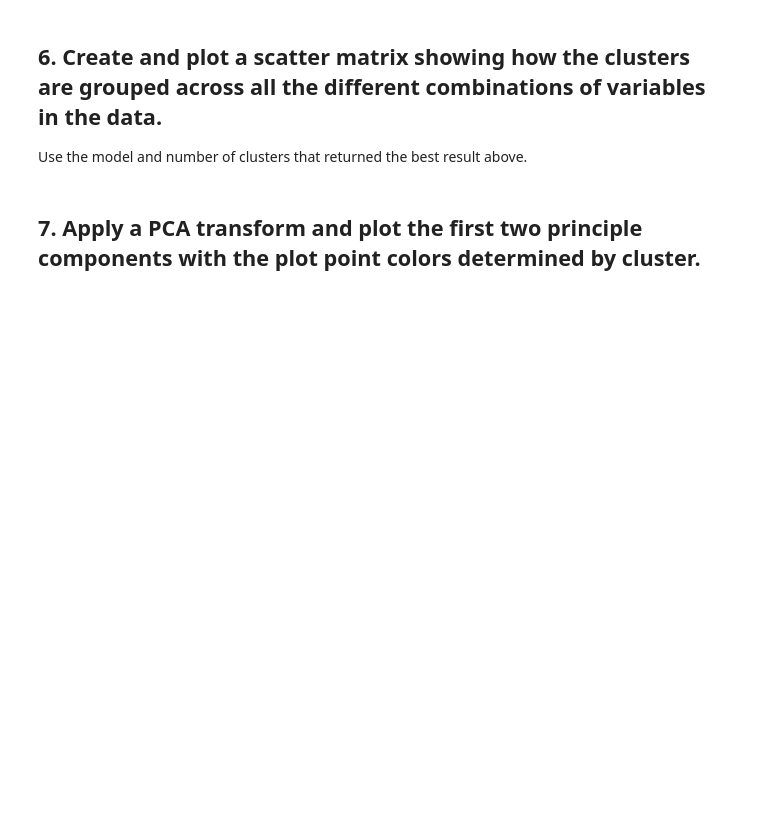
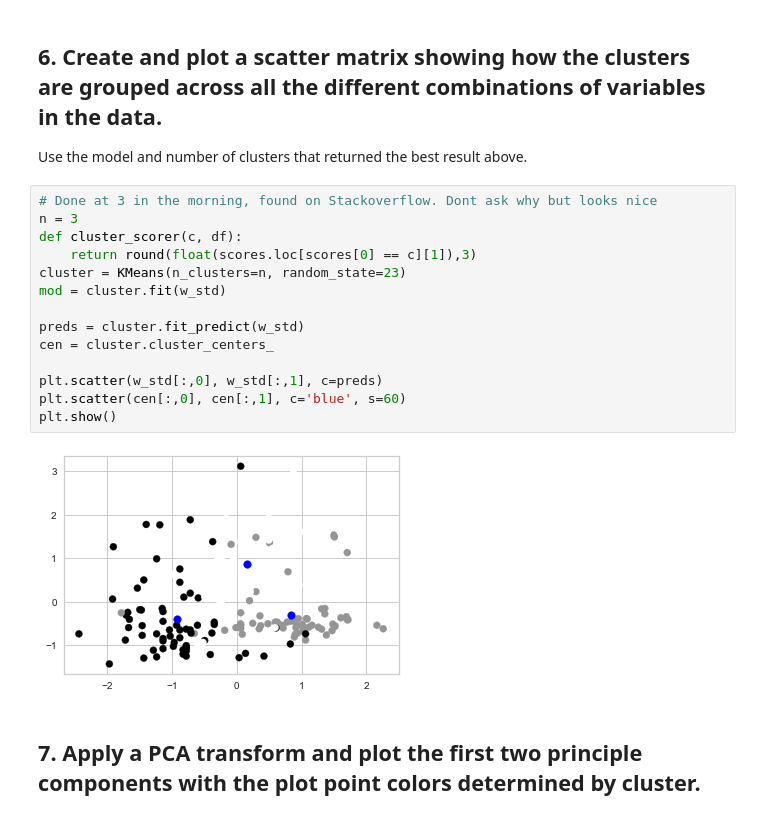
Before and after one commit to ta-data-lis/lab-learning-evaluation, a Jupyter notebook: your-code/main.ipynb, the cells around one changed output. Saved outputs shown, nothing was run; the diff lists cells and outputs as text; blank space fills up the shorter version.

```diff
--- a/your-code/main.ipynb
+++ b/your-code/main.ipynb
@@ -33,5 +140,21 @@ The Yellowbrick library has 3 metrics that you can plot using the `metric` param
 ## 6. Create and plot a scatter matrix showing how the clusters are grouped across all the different combinations of variables in the data.
 
 Use the model and number of clusters that returned the best result above.
+# %%
+# Done at 3 in the morning, found on Stackoverflow. Dont ask why but looks nice
+n = 3
+def cluster_scorer(c, df):
+    return round(float(scores.loc[scores[0] == c][1]),3)
+cluster = KMeans(n_clusters=n, random_state=23)
+mod = cluster.fit(w_std)
+
+preds = cluster.fit_predict(w_std)
+cen = cluster.cluster_centers_
+
+plt.scatter(w_std[:,0], w_std[:,1], c=preds)
+plt.scatter(cen[:,0], cen[:,1], c='blue', s=60)
+plt.show()
+# %% [output]
+[figure, added]
 # %% [markdown]
 ## 7. Apply a PCA transform and plot the first two principle components with the plot point colors determined by cluster.
```
Also changed, not shown: parts of 11 cells of this notebook.
